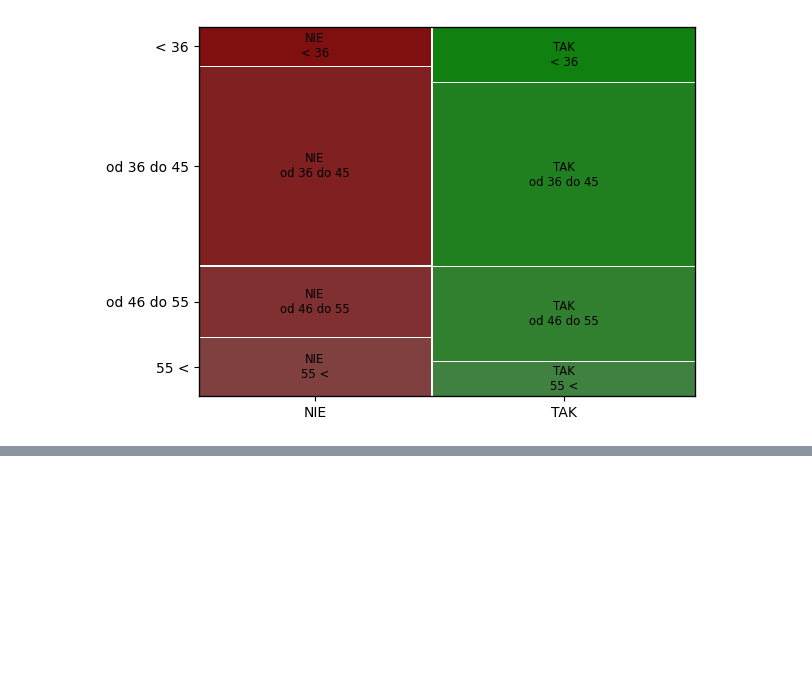
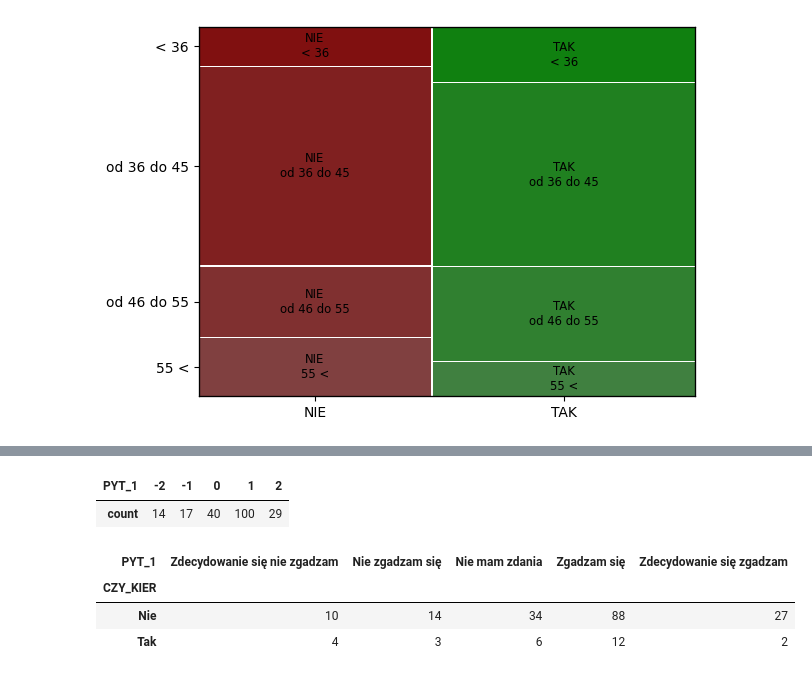
Before and after one commit to rafglo/Analysis-of-Survey-Data, a Jupyter notebook: lista1.ipynb, the cells around one changed output, grey strips where cells are left out. Saved outputs shown, nothing was run; the diff lists cells and outputs as text; code cells hidden in the pictures; blank space fills up the shorter version.

```diff
--- a/lista1.ipynb
+++ b/lista1.ipynb
@@ -254,0 +259,16 @@ plt.show()
+# %%
+pd.DataFrame(table_pyt1).sort_values("PYT_1").transpose()
+# %% [output]
+| PYT_1 | -2 | -1 | 0 | 1 | 2 |
+| count | 14 | 17 | 40 | 100 | 29 |
+# %%
+
+from plot_likert import plot_likert
+df_pivot = df.pivot_table(index="CZY_KIER", columns="PYT_1", aggfunc="size", fill_value=0)
+# %%
+df_pivot
+# %% [output]
+| PYT_1 | Zdecydowanie się nie zgadzam | Nie zgadzam się | Nie mam zdania | Zgadzam się | Zdecydowanie się zgadzam |
+| CZY_KIER |  |  |  |  |  |
+| Nie | 10 | 14 | 34 | 88 | 27 |
+| Tak | 4 | 3 | 6 | 12 | 2 |
```
Also changed, not shown: parts of 16 cells of this notebook.
